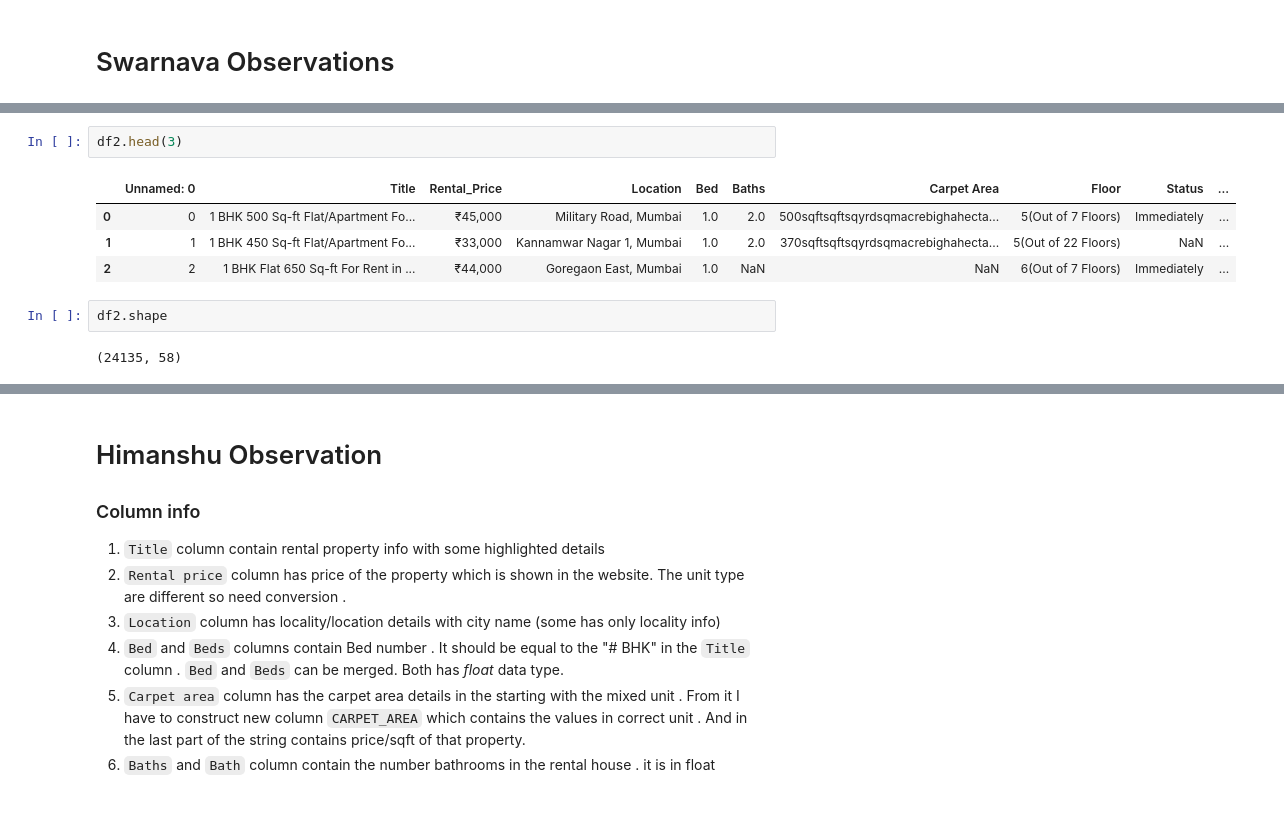
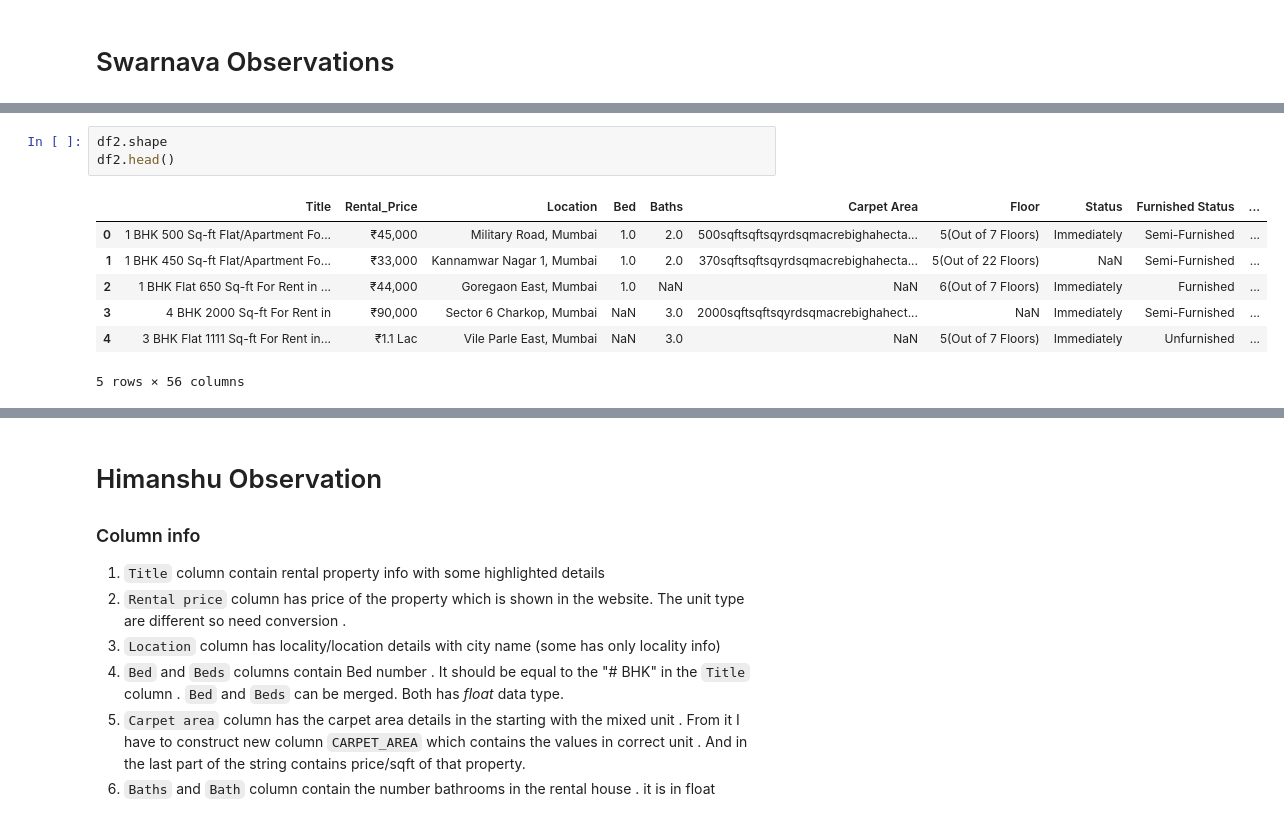
Before and after one commit to Himanshu7d3/House_Rent_Prediction, a Jupyter notebook: New_Data_Cleaning.ipynb, the cells around one changed output, grey strips where cells are left out. Drawn from its saved outputs; the diff is of its cells as text.

```diff
--- a/New_Data_Cleaning.ipynb
+++ b/New_Data_Cleaning.ipynb
@@ -363,14 +363,14 @@ Index(['Unnamed: 0', 'Title', 'Rental_Price', 'Location', 'Bed', 'Baths',
        'Dimensions(L X B)', 'Brokerage Response',
        'Floors Allowed For Construction'],
       dtype='object')
-# %%
-df2.head(3)
-# %% [output]
-|  | Unnamed: 0 | Title | Rental_Price | Location | Bed | Baths | Carpet Area | Floor | Status | ... |
-| 0 | 0 | 1 BHK 500 Sq-ft Flat/Apartment Fo... | ₹45,000 | Military Road, Mumbai | 1.0 | 2.0 | 500sqftsqftsqyrdsqmacrebighahecta... | 5(Out of 7 Floors) | Immediately | ... |
-| 1 | 1 | 1 BHK 450 Sq-ft Flat/Apartment Fo... | ₹33,000 | Kannamwar Nagar 1, Mumbai | 1.0 | 2.0 | 370sqftsqftsqyrdsqmacrebighahecta... | 5(Out of 22 Floors) | NaN | ... |
-| 2 | 2 | 1 BHK Flat 650 Sq-ft For Rent in ... | ₹44,000 | Goregaon East, Mumbai | 1.0 | NaN | NaN | 6(Out of 7 Floors) | Immediately | ... |
 # %%
 df2.shape
+df2.head()
 # %% [output]
+|  | Title | Rental_Price | Location | Bed | Baths | Carpet Area | Floor | Status | Furnished Status | ... |
+| 0 | 1 BHK 500 Sq-ft Flat/Apartment Fo... | ₹45,000 | Military Road, Mumbai | 1.0 | 2.0 | 500sqftsqftsqyrdsqmacrebighahecta... | 5(Out of 7 Floors) | Immediately | Semi-Furnished | ... |
+| 1 | 1 BHK 450 Sq-ft Flat/Apartment Fo... | ₹33,000 | Kannamwar Nagar 1, Mumbai | 1.0 | 2.0 | 370sqftsqftsqyrdsqmacrebighahecta... | 5(Out of 22 Floors) | NaN | Semi-Furnished | ... |
+| 2 | 1 BHK Flat 650 Sq-ft For Rent in ... | ₹44,000 | Goregaon East, Mumbai | 1.0 | NaN | NaN | 6(Out of 7 Floors) | Immediately | Furnished | ... |
+| 3 | 4 BHK 2000 Sq-ft For Rent in | ₹90,000 | Sector 6 Charkop, Mumbai | NaN | 3.0 | 2000sqftsqftsqyrdsqmacrebighahect... | NaN | Immediately | Semi-Furnished | ... |
+| 4 | 3 BHK Flat 1111 Sq-ft For Rent in... | ₹1.1 Lac | Vile Parle East, Mumbai | NaN | 3.0 | NaN | 5(Out of 7 Floors) | Immediately | Unfurnished | ... |
-(24135, 58)
+5 rows × 56 columns
```
Also changed, not shown: parts of 41 cells of this notebook.
